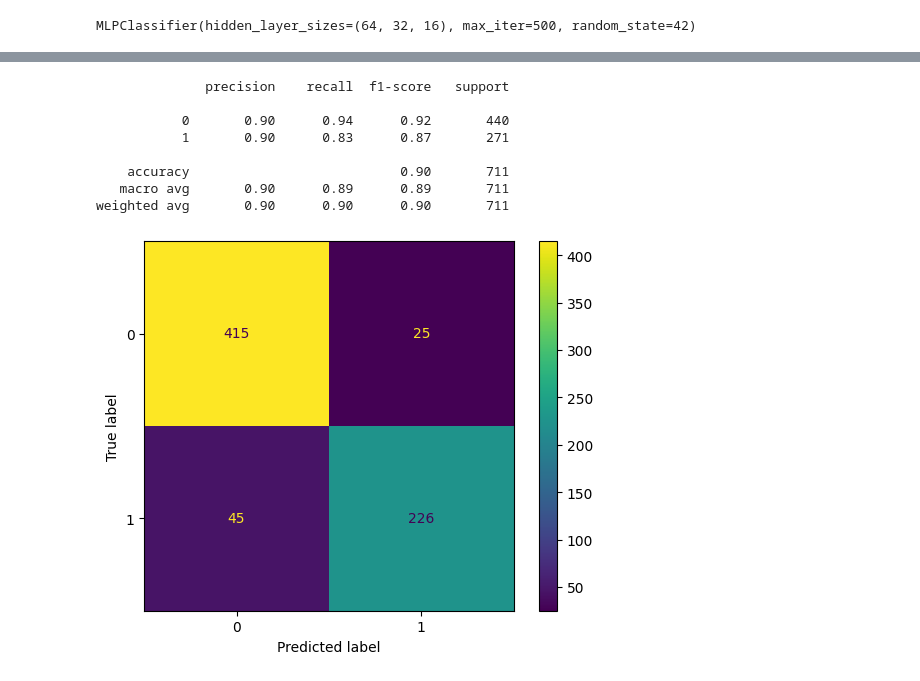
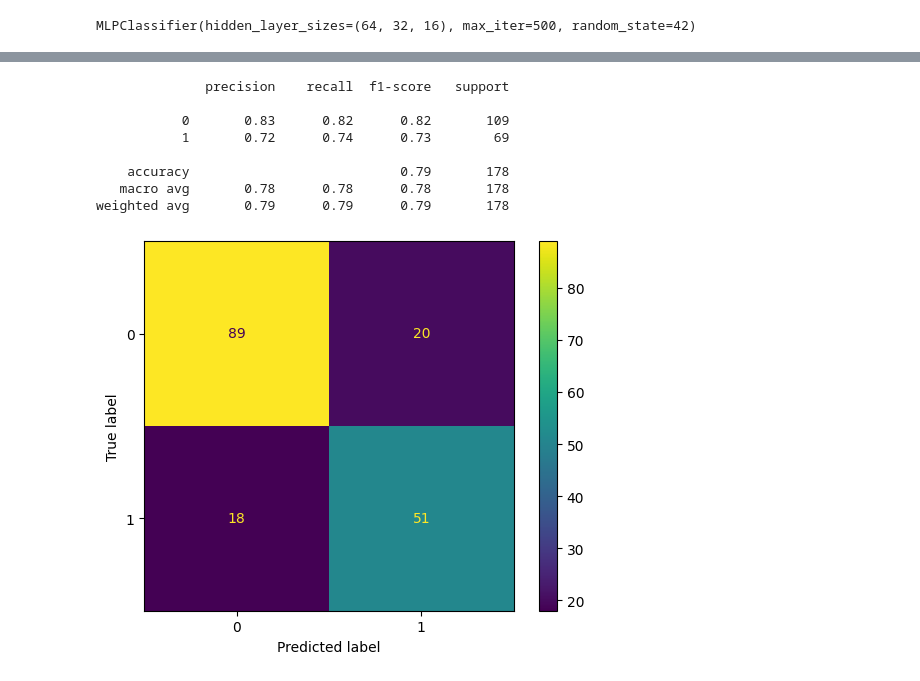
Before and after one commit to ChiaraTot/ONLINE_DS_THEBRIDGE_CHIARA, a Jupyter notebook: Practicas_Obligatorias/SP16-1_Practica_Obligatoria_Intro_DL/18_Practica_Obligatoria_Introduccion_Deep_Learning.ipynb, the cells around one changed output, grey strips where cells are left out. Cells and saved outputs as stored; diff of their text form; code cells hidden in the pictures.

```diff
--- a/Practicas_Obligatorias/SP16-1_Practica_Obligatoria_Intro_DL/18_Practica_Obligatoria_Introduccion_Deep_Learning.ipynb
+++ b/Practicas_Obligatorias/SP16-1_Practica_Obligatoria_Intro_DL/18_Practica_Obligatoria_Introduccion_Deep_Learning.ipynb
@@ -251,4 +276,18 @@ RandomForestClassifier(max_depth=10, n_estimators=200, random_state=42)
 scaler = StandardScaler()
 X_train_scaled = scaler.fit_transform(X_train)
 X_test_scaled = scaler.transform(X_test)
+# %%
+# Definir hiperparámetros para GridSearchCV en MLPClassifier
+mlp_param_grid = {
+    'hidden_layer_sizes': [(32,), (100,), (64, 32), (64, 32, 16)],
+    'activation': ['relu', 'tanh','sigmoid'],
+    'solver': ['adam', 'sgd'],
+    'alpha': [0.0001, 0.001, 0.01],
+    'learning_rate': ['constant', 'adaptive']
+}
+
+
+mlp = MLPClassifier(max_iter=500, random_state=42)
+
+grid_mlp = GridSearchCV(mlp, mlp_param_grid, cv=5, scoring='accuracy', n_jobs=-1)
 # %%
@@ -307,12 +349,12 @@ weighted avg       0.96      0.95      0.95       711
 # %%
-metrics_titanic(grid_mlp,X_train_scaled, y_train)
+metrics_titanic(grid_mlp,X_test_scaled, y_test)
 # %% [output]
               precision    recall  f1-score   support
 
-           0       0.90      0.94      0.92       440
-           1       0.90      0.83      0.87       271
+           0       0.83      0.82      0.82       109
+           1       0.72      0.74      0.73        69
 
-    accuracy                           0.90       711
-   macro avg       0.90      0.89      0.89       711
-weighted avg       0.90      0.90      0.90       711
+    accuracy                           0.79       178
+   macro avg       0.78      0.78      0.78       178
+weighted avg       0.79      0.79      0.79       178
-[figure, old version]
+[figure, new version]
```
Also changed, not shown: parts of 5 cells of this notebook, 6 other files.
